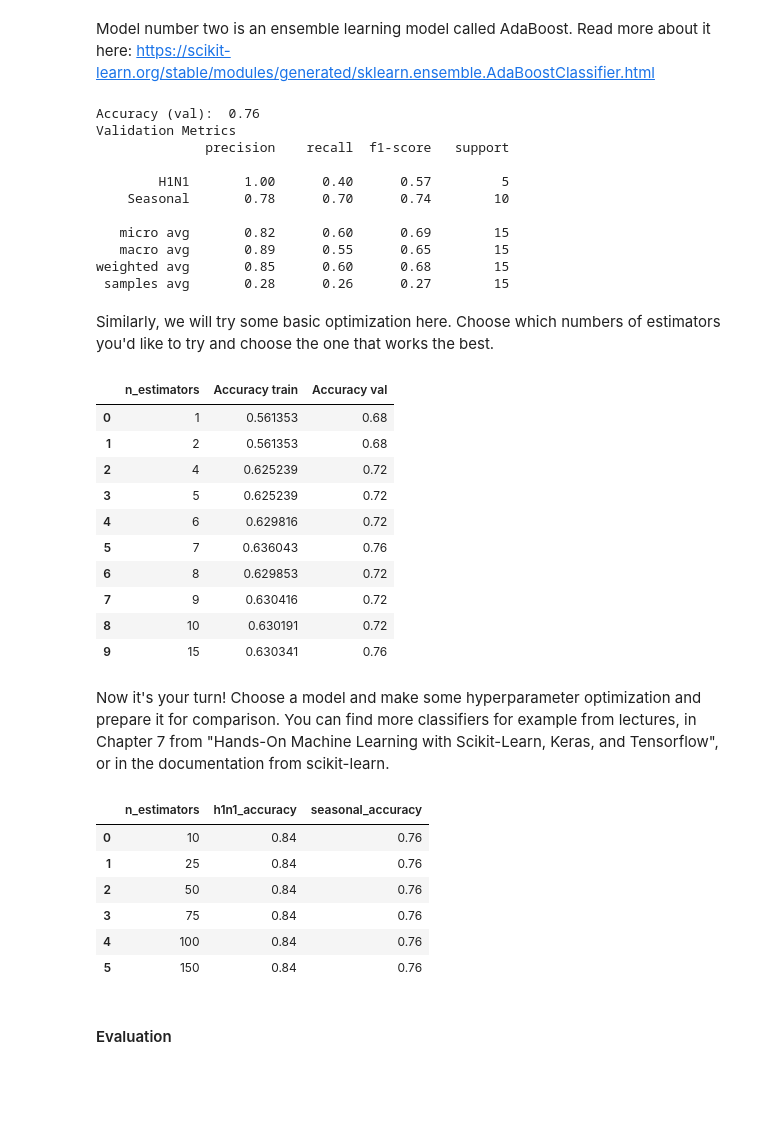
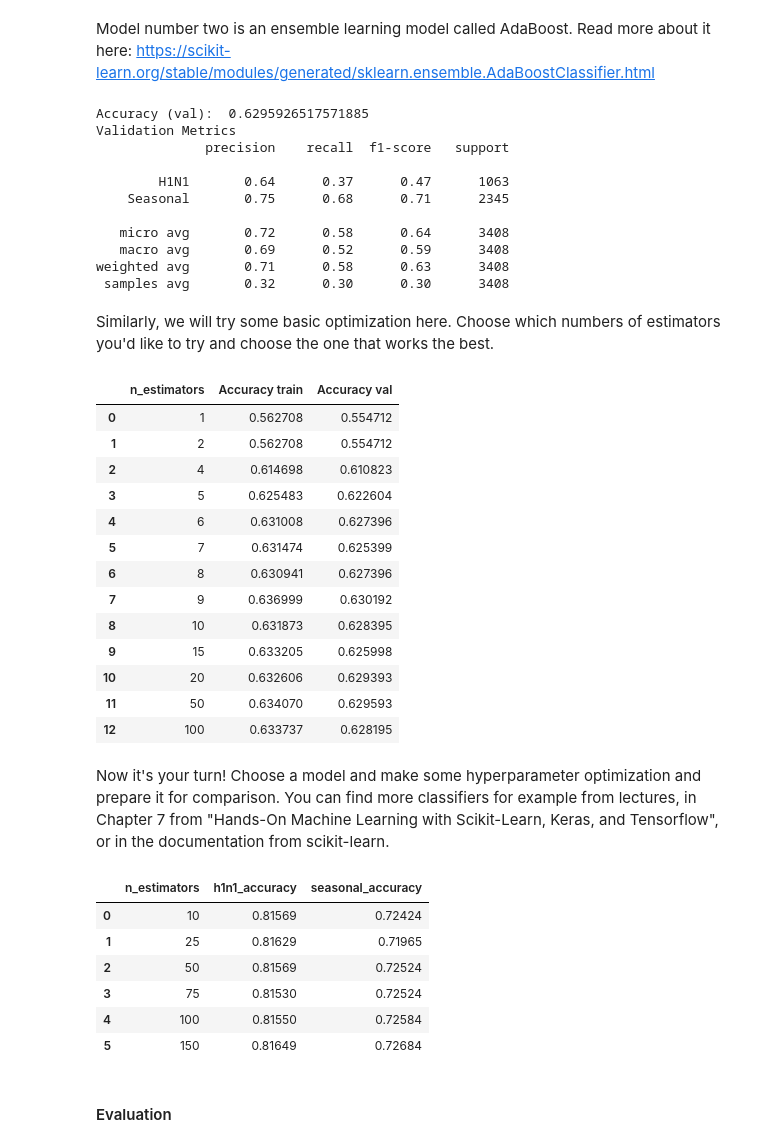
Before and after one commit to tonnerinho/Applied-Machine-Learning, a Jupyter notebook: Lab2/Lab 2_2026.ipynb, the cells around one changed output. Drawn from its saved outputs; the diff is of its cells as text; code cells hidden in the pictures; blank space fills up the shorter version.

```diff
--- a/Lab2/Lab 2_2026.ipynb
+++ b/Lab2/Lab 2_2026.ipynb
@@ -203,7 +203,7 @@ plt.show()
 # %% [markdown]
 Looking at the information above, decide which features have a very high amount of missing values. What potential problem could arise from including these features in the dataset during model training? Consider the impact of removing these based on your reasoning, decide which features are most appropriate to exclude. This could be none, some, or all of them.
 # %%
-df = df.drop(columns=[]) #add the chosen features in the brackets
+df = df.drop(columns=['health_insurance', 'employment_industry', 'employment_occupation']) #add the chosen features in the brackets
 # %% [markdown]
 Now we fix the remaining missing values. We will impute numerical and categorical features seperately. For categorical features we will for simplicity use the most frequent values to impute with.
 
@@ -214,8 +214,8 @@ X = df.drop(columns=["h1n1_vaccine", "seasonal_vaccine"])
 y = df[["h1n1_vaccine", "seasonal_vaccine"]]
 
 
-X_trainval, X_test, y_trainval, y_test = train_test_split(X, y, test_size=25, random_state=42) #add size of split
-X_train, X_val, y_train, y_val = train_test_split(X_trainval, y_trainval, test_size=25, random_state=42) #add size of split
+X_trainval, X_test, y_trainval, y_test = train_test_split(X, y, test_size=0.25, random_state=42) #add size of split
+X_train, X_val, y_train, y_val = train_test_split(X_trainval, y_trainval, test_size=0.25, random_state=42) #add size of split
 
 
 
@@ -297,11 +296,10 @@ Index(['respondent_id', 'h1n1_concern', 'h1n1_knowledge',
       dtype='object')
 # %%
 
-cols_to_drop = ['respondent_id', 'h1n1_concern', 'h1n1_knowledge', 'employment_status', 'employment_industry']
+cols_to_drop = ['respondent_id', 'h1n1_concern', 'h1n1_knowledge', 'employment_status']
 """
 respondent_id is just an identifier with no predictive value.
 h1n1_concern and h1n1_knowledge are H1N1-specific features that provide direct information only for the H1N1 label, creating an unfair information imbalance where H1N1 receives more targeted predictive features than seasonal.
-employment_status and employment_industry appear to have data quality issues and contain potentially unreliable/tampered values.
  """
 
 X_train = X_train.drop(columns=cols_to_drop)
@@ -485,7 +483,7 @@ decision_tree_hyperparameter_tuning_df
 # %%
 # Choose optimal hyperparameters for each target
-optimal_max_depth_h1n1 = 2 # choose based on tuning results above
-optimal_max_depth_seasonal = 3 # choose based on tuning results above
+optimal_max_depth_h1n1 = 7 # choose based on tuning results above
+optimal_max_depth_seasonal = 4 # choose based on tuning results above
 
 # Train final Decision Tree models with optimal parameters
 optimal_dt_h1n1 = DecisionTreeClassifier(max_depth=optimal_max_depth_h1n1, random_state=42)
@@ -508,6 +506,9 @@ optimal_decision_tree_y_preds = pd.DataFrame({
     "h1n1_vaccine": optimal_dt_h1n1_pred_prob[:, 1],
     "seasonal_vaccine": optimal_dt_seasonal_pred_prob[:, 1]
 })
+
+# Create list of probability arrays for evaluation function (same format as MultiOutputClassifier.predict_proba)
+optimal_decision_tree_pred_prob = [optimal_dt_h1n1_pred_prob, optimal_dt_seasonal_pred_prob]
 # %% [markdown]
 Model number two is an ensemble learning model called AdaBoost. Read more about it here: https://scikit-learn.org/stable/modules/generated/sklearn.ensemble.AdaBoostClassifier.html
 # %%
@@ -523,49 +524,52 @@ print("Accuracy (val): ", accuracy_score(y_val, basic_ada_boost_y_pred))
 print("Validation Metrics")
 print(classification_report(y_val, basic_ada_boost_y_pred, target_names=["H1N1", "Seasonal"], zero_division=0))
 # %% [output]
-Accuracy (val):  0.76
+Accuracy (val):  0.6295926517571885
 Validation Metrics
               precision    recall  f1-score   support
 
-        H1N1       1.00      0.40      0.57         5
-    Seasonal       0.78      0.70      0.74        10
+        H1N1       0.64      0.37      0.47      1063
+    Seasonal       0.75      0.68      0.71      2345
 
-   micro avg       0.82      0.60      0.69        15
-   macro avg       0.89      0.55      0.65        15
-weighted avg       0.85      0.60      0.68        15
- samples avg       0.28      0.26      0.27        15
+   micro avg       0.72      0.58      0.64      3408
+   macro avg       0.69      0.52      0.59      3408
+weighted avg       0.71      0.58      0.63      3408
+ samples avg       0.32      0.30      0.30      3408
 # %% [markdown]
 Similarly, we will try some basic optimization here. Choose which numbers of estimators you'd like to try and choose the one that works the best.
 # %%
 accuracies_test = []
 accuracies_train = []
 
-n_estimators = [1, 2, 4, 5, 6, 7, 8, 9, 10, 15] #choose which values to try
+n_estimators = [1, 2, 4, 5, 6, 7, 8, 9, 10, 15, 20, 50, 100] #choose which values to try
 
 for est in n_estimators:
     ada_boost_model = AdaBoostClassifier(n_estimators=est, algorithm="SAMME")
     ada_boost_multi_model= MultiOutputClassifier(ada_boost_model)
     ada_boost_multi_model=ada_boost_multi_model.fit(X_train, y_train)
     ada_boost_y_pred = ada_boost_multi_model.predict(X_val)
     ada_boost_y_train_pred = ada_boost_multi_model.predict(X_train)
     accuracy_test = accuracy_score(y_val, ada_boost_y_pred)
     accuracy_train = accuracy_score(y_train, ada_boost_y_train_pred)
     accuracies_test.append(accuracy_test)
     accuracies_train.append(accuracy_train)
 
 
 ada_hpo = pd.DataFrame({'n_estimators': n_estimators, 'Accuracy train': accuracies_train, 'Accuracy val': accuracies_test})
 ada_hpo
 # %% [output]
 |  | n_estimators | Accuracy train | Accuracy val |
-| 0 | 1 | 0.561353 | 0.68 |
-| 1 | 2 | 0.561353 | 0.68 |
-| 2 | 4 | 0.625239 | 0.72 |
-| 3 | 5 | 0.625239 | 0.72 |
-| 4 | 6 | 0.629816 | 0.72 |
-| 5 | 7 | 0.636043 | 0.76 |
-| 6 | 8 | 0.629853 | 0.72 |
-| 7 | 9 | 0.630416 | 0.72 |
-| 8 | 10 | 0.630191 | 0.72 |
-| 9 | 15 | 0.630341 | 0.76 |
+| 0 | 1 | 0.562708 | 0.554712 |
+| 1 | 2 | 0.562708 | 0.554712 |
+| 2 | 4 | 0.614698 | 0.610823 |
+| 3 | 5 | 0.625483 | 0.622604 |
+| 4 | 6 | 0.631008 | 0.627396 |
+| 5 | 7 | 0.631474 | 0.625399 |
+| 6 | 8 | 0.630941 | 0.627396 |
+| 7 | 9 | 0.636999 | 0.630192 |
+| 8 | 10 | 0.631873 | 0.628395 |
+| 9 | 15 | 0.633205 | 0.625998 |
+| 10 | 20 | 0.632606 | 0.629393 |
+| 11 | 50 | 0.634070 | 0.629593 |
+| 12 | 100 | 0.633737 | 0.628195 |
 # %%
@@ -620,11 +624,11 @@ random_forest_hyperparameter_tuning_df = pd.concat([rf_h1n1_tuning_df, rf_season
 random_forest_hyperparameter_tuning_df
 # %% [output]
 |  | n_estimators | h1n1_accuracy | seasonal_accuracy |
-| 0 | 10 | 0.84 | 0.76 |
-| 1 | 25 | 0.84 | 0.76 |
-| 2 | 50 | 0.84 | 0.76 |
-| 3 | 75 | 0.84 | 0.76 |
-| 4 | 100 | 0.84 | 0.76 |
-| 5 | 150 | 0.84 | 0.76 |
+| 0 | 10 | 0.81569 | 0.72424 |
+| 1 | 25 | 0.81629 | 0.71965 |
+| 2 | 50 | 0.81569 | 0.72524 |
+| 3 | 75 | 0.81530 | 0.72524 |
+| 4 | 100 | 0.81550 | 0.72584 |
+| 5 | 150 | 0.81649 | 0.72684 |
 # %%
 # Choose optimal hyperparameters for each target based on tuning results
```
Also changed, not shown: parts of 14 cells of this notebook.
